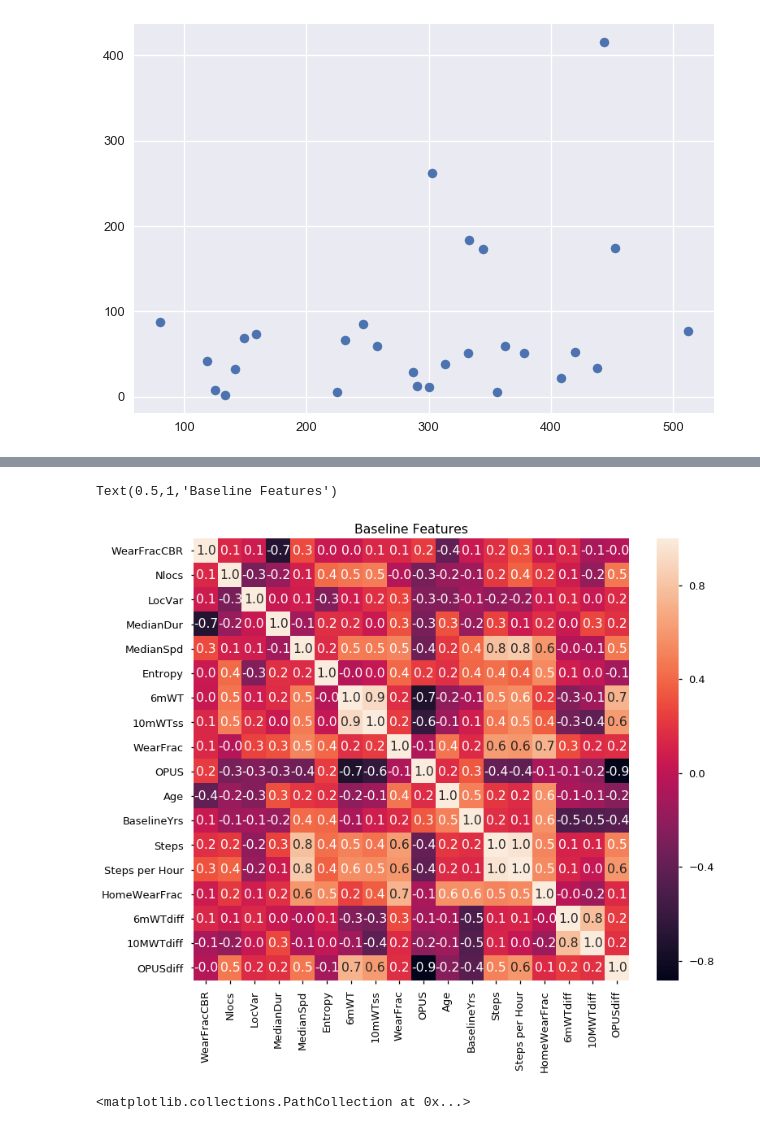
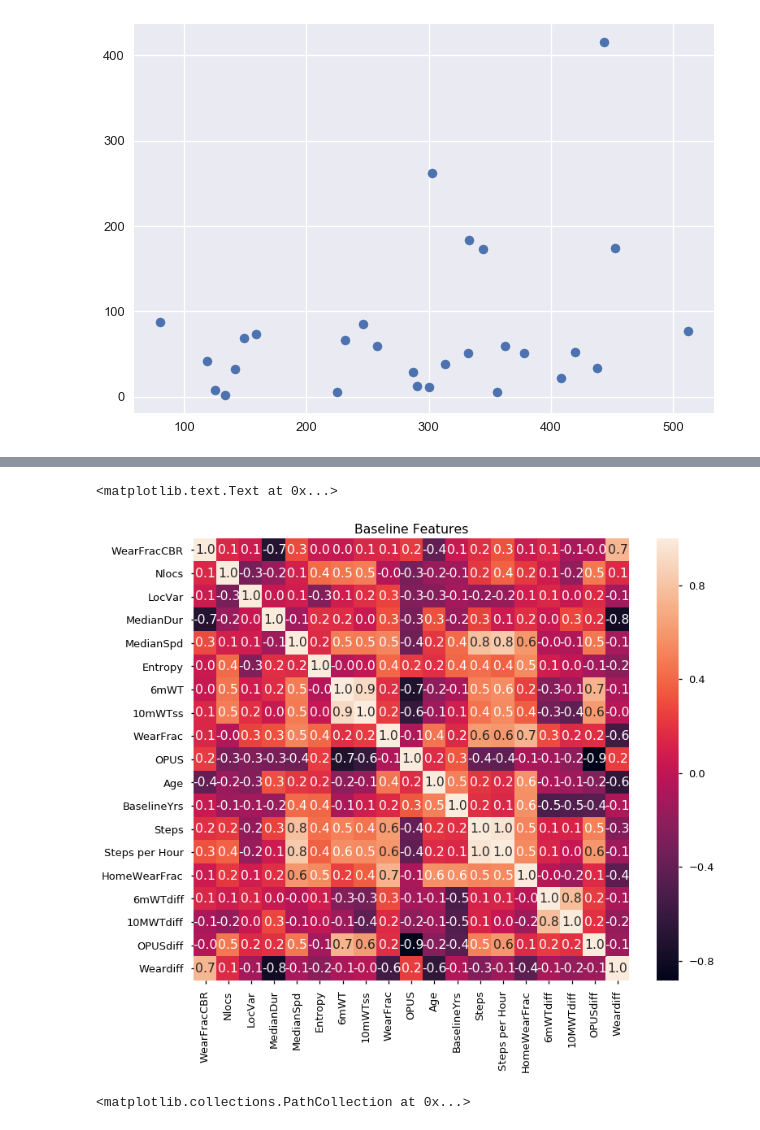
Before and after one commit to Luke3D/CbrAnalysis, a Jupyter notebook: SubjectAnalysis_Steps.ipynb, the cells around one changed output, grey strips where cells are left out. Saved outputs shown, nothing was run; the diff lists cells and outputs as text; code cells hidden in the pictures.

```diff
--- a/SubjectAnalysis_Steps.ipynb
+++ b/SubjectAnalysis_Steps.ipynb
@@ -22,0 +23,3 @@ Datahome.head()
+# %%
+for d in np.unique(Datahome['Date']):
+    print(d,Datahome.loc[Datahome['Date']==d,'Duration'].sum())
@@ -30,6 +51,7 @@ Text(0.5,1,'Usage time at Home')
 # %%
 #compute mean duration/day for each participant
 ind = 0
+dailydur = []
 cols = ['SubjID','Duration_Mean','Duration_Median','WearFrac','NewBrace']
 homedur = pd.DataFrame(data=[],columns=cols)
 for newbrace in Datahome.NewBrace.unique():
@@ -41,6 +63,10 @@ for newbrace in Datahome.NewBrace.unique():
         sixmwt = np.mean(d['6mwt'])
         steps = np.nanmean(d['Steps'])
         stepsHr = np.nanmean(d['Steps per Hour'])
+        for dates in d['Date']:
+            dailydur.append(d.loc[d['Date']==dates,'Duration'].sum()) #daily time
+
+
 
         homedur_ = pd.DataFrame({cols[0]:s, cols[1]:meandur, cols[2]:mediandur, cols[3]:wearfrac,
                                  cols[4]:newbrace, '6mwt':sixmwt, 'Steps':steps, 'Steps per Hour':stepsHr},index=[ind])
@@ -533,23 +571,25 @@ Featsubj
 # %%
 F = Featsubj[Featsubj['NewBrace']==0].reset_index(drop=True).copy()
 outcome = Featsubj[Featsubj['NewBrace']==1]['WearFrac'].reset_index(drop=True).rename('WearFracCBR')
 F = pd.concat((F,outcome),axis=1)
 F=F.drop('NewBrace',axis=1)
 F=F[['WearFracCBR']+features]
 F.astype(float)
 F.Age = pd.to_numeric(F.Age)
 F.Nlocs = pd.to_numeric(F.Nlocs)
 F['6mWTdiff']=Featsubj.loc[Featsubj['NewBrace']==1,'6mWT'].values-Featsubj.loc[Featsubj['NewBrace']==0,'6mWT'].values
 F['10MWTdiff']=Featsubj.loc[Featsubj['NewBrace']==1,'10mWTss'].values-Featsubj.loc[Featsubj['NewBrace']==0,'10mWTss'].values
 F['OPUSdiff']=Featsubj.loc[Featsubj['NewBrace']==1,'OPUS'].values-Featsubj.loc[Featsubj['NewBrace']==0,'OPUS'].values
+F['Weardiff']=Featsubj.loc[Featsubj['NewBrace']==1,'WearFrac'].values-Featsubj.loc[Featsubj['NewBrace']==0,'WearFrac'].values
+
 fcorr = F.corr()
 plt.figure(figsize=(12,10))
 sns.heatmap(data=fcorr,annot=True,fmt='.1f')
 sns.set_context('talk',font_scale=1)
 plt.title('Baseline Features')
 # %% [output]
-Text(0.5,1,'Baseline Features')
+<matplotlib.text.Text at 0x...>
-[figure, old version]
+[figure, new version]
 # %%
 plt.scatter(F['OPUS'],F['6mWT'],c=cols)
 # %% [output]
```
Also changed, not shown: parts of 11 cells of this notebook, 1 other file.
